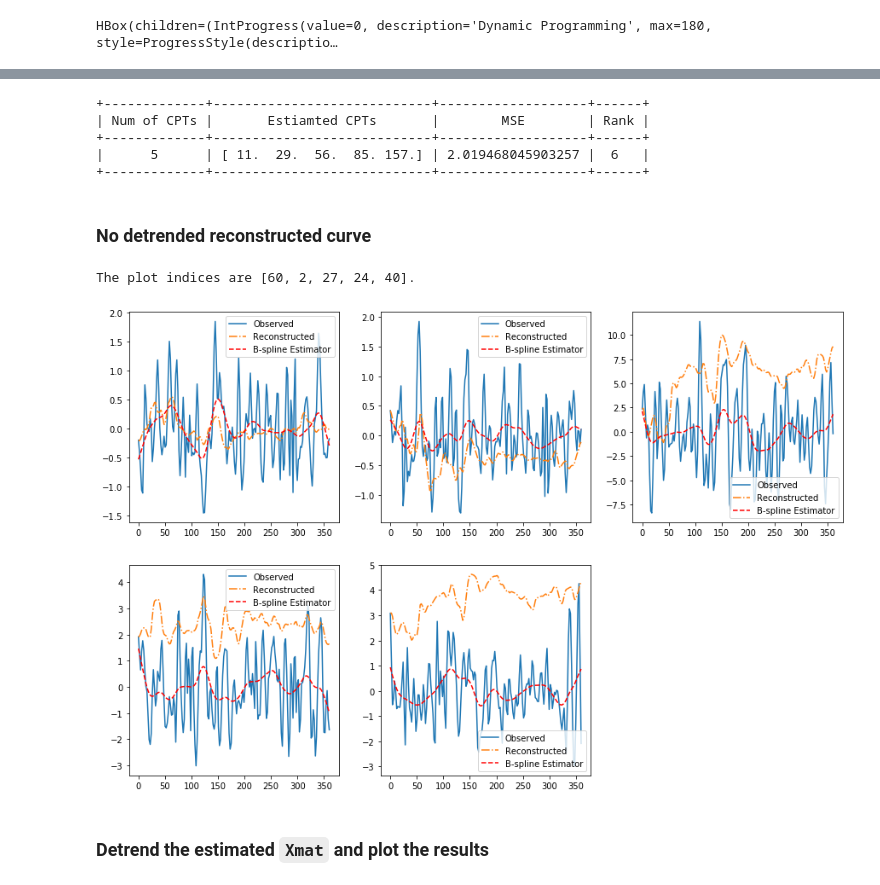
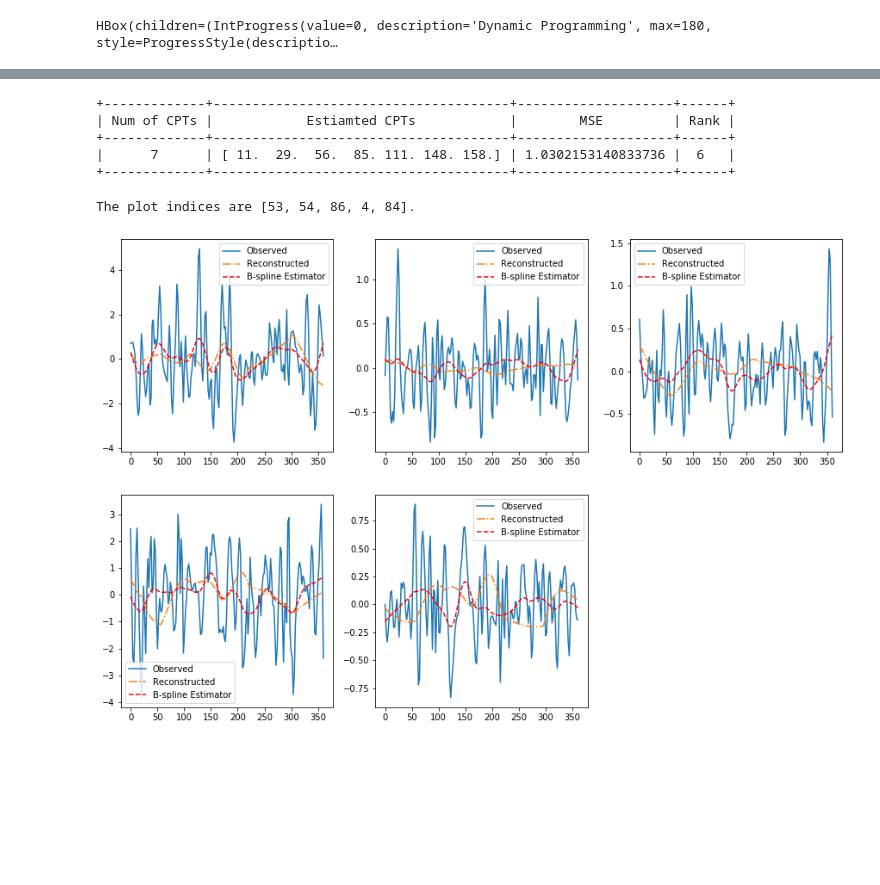
Before and after one commit to JINhuaqing/TVDN-simu, a Jupyter notebook: realdata/fMRI0904.ipynb, the cells around one changed output, grey strips where cells are left out. Drawn from its saved outputs; the diff is of its cells as text; code cells hidden in the pictures; blank space fills up the shorter version.

```diff
--- a/realdata/fMRI0904.ipynb
+++ b/realdata/fMRI0904.ipynb
@@ -571,5 +283,6 @@ fMRI = fMRIs[0, 9]["fMRI"][:90, :]
 # %%
-def ReconXmat(ecpts, ndXmat, nXmat, kpidxs, eigVecs, Ymat, tStep, r, is_full=False):
+# Reconstruct based on Ymat
+def ReconXmat5(ecpts, ndXmat, nXmat, kpidxs, eigVecs, Ymat, tStep, r, is_full=False):
     """
     Input:
         ecpts: Estimated change points,
@@ -622,15 +335,16 @@ def ReconXmat(ecpts, ndXmat, nXmat, kpidxs, eigVecs, Ymat, tStep, r, is_full=Fal
     invEigVecsr = inv(eigVecs)[:r, :]
     eigVecsr = eigVecs[:, :r]
     for i in range(1, n):
-        mTerm = np.diag(LamMs[:, i])
-        rTerm = invEigVecsr.dot(EstXmat[:, i-1])
-        EstXmat[:, i] = eigVecsr.dot(mTerm).dot(rTerm) * tStep + EstXmat[:,i-1]
+        LamMat = np.diag(LamMs[:, i])
+        Amat = eigVecsr.dot(LamMat).dot(invEigVecsr)
+        EstXmat[:, i] = Amat.dot(Ymat[:, i-1]) * tStep + EstXmat[:,i-1]
     if is_full:
         ReDict = edict()
-        ReDict.EstXmatReal = EstXmat.real
+        ReDict.EstXmatReal = detrend(EstXmat.real)
+        ReDict.EstXmatRealOrg = EstXmat.real
         ReDict.EstXmatImag = EstXmat.imag
         ReDict.LamMs = LamMs
         return ReDict
     else:
-        return EstXmat.real
+        return detrend(EstXmat.real)
 # %%
@@ -1101,7 +641,7 @@ The plot indices are [60, 2, 27, 24, 40].
 
 Reconstruct the Xmat with observed sequences.
 # %%
-fMRIdetObs = TVDNDetect(Ymat=fMRI, saveDir=None, dataType="fMRI", fName="fMRIsample", showProgress=True,
+fMRIdetObs = TVDNDetect1(Ymat=fMRI, saveDir=None, dataType="fMRI", fName="fMRIsample", showProgress=True,
                      r=6, kappa=1.65, fct=0.5, lamb=8e-5, plotfct=180, T=2, ReconXmat=ReconXmat5,
                      downRate=4, MaxM=10, Lmin=4, freq=0.5, is_detrend=False)
 # %% [output]
@@ -1139,18 +679,15 @@ The optimal number of change point is: 0
 # %%
-fMRIdetObs.UpdateEcpts(5)
+fMRIdetObs.UpdateEcpts(7)
 print(fMRIdetObs)
 # %% [output]
-+-------------+----------------------------+-------------------+------+
-| Num of CPTs |       Estiamted CPTs       |        MSE        | Rank |
-+-------------+----------------------------+-------------------+------+
-|      5      | [ 11.  29.  56.  85. 157.] | 2.019468045903257 |  6   |
-+-------------+----------------------------+-------------------+------+
++-------------+--------------------------------------+--------------------+------+
+| Num of CPTs |            Estiamted CPTs            |        MSE         | Rank |
++-------------+--------------------------------------+--------------------+------+
+|      7      | [ 11.  29.  56.  85. 111. 148. 158.] | 1.0302153140833736 |  6   |
++-------------+--------------------------------------+--------------------+------+
-# %% [markdown]
-### No detrended reconstructed curve
 # %%
-fMRIdetObs.PlotRecCurve(idxs=[60, 2, 27, 24, 40], is_bsp=True, saveFigPath="recObs.jpg")
+fMRIdetObs.PlotRecCurve(idxs=[53, 54, 86, 4, 84], is_bsp=True, saveFigPath="recObs.jpg")
+#fMRIdetObs.PlotRecCurve(is_bsp=True, saveFigPath="recObs.jpg")
 # %% [output]
-The plot indices are [60, 2, 27, 24, 40].
+The plot indices are [53, 54, 86, 4, 84].
-[figure, old version]
+[figure, new version]
-# %% [markdown]
-### Detrend the estimated `Xmat` and plot the results
```
Also changed, not shown: parts of 39 cells of this notebook, 8 other files.
